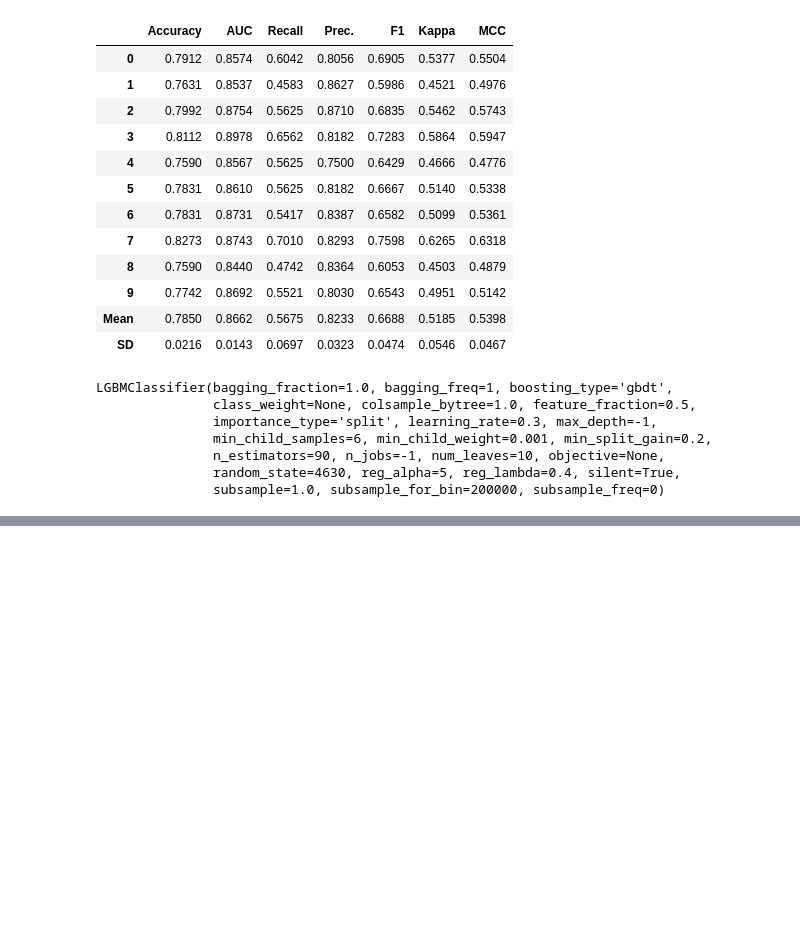
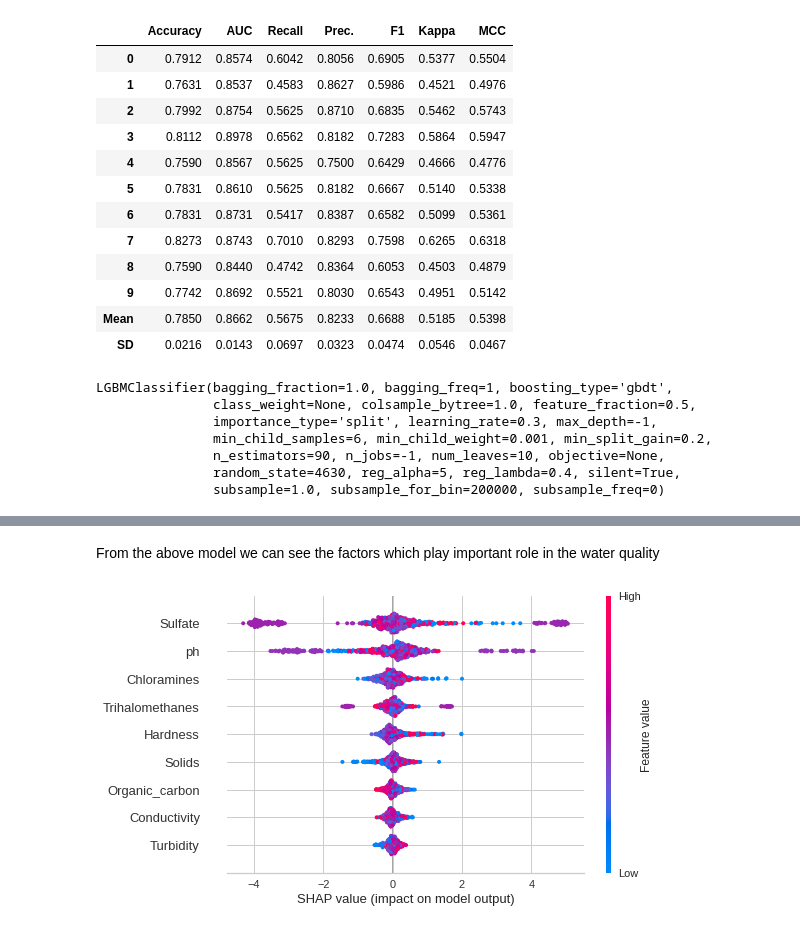
Before and after one commit to gyana-ranjan-dash/water-potability, a Jupyter notebook: water_probability.ipynb, the cells around one changed output, grey strips where cells are left out. Saved outputs shown, nothing was run; the diff lists cells and outputs as text; code cells hidden in the pictures; blank space fills up the shorter version.

```diff
--- a/water_probability.ipynb
+++ b/water_probability.ipynb
@@ -299,0 +345,6 @@ LGBMClassifier(bagging_fraction=1.0, bagging_freq=1, boosting_type='gbdt',
+# %% [markdown]
+From the above model we can see the factors which play important role in the water quality
+# %%
+interpret_model(GBM)
+# %% [output]
+[figure, added]
```
Also changed, not shown: parts of 14 cells of this notebook.
